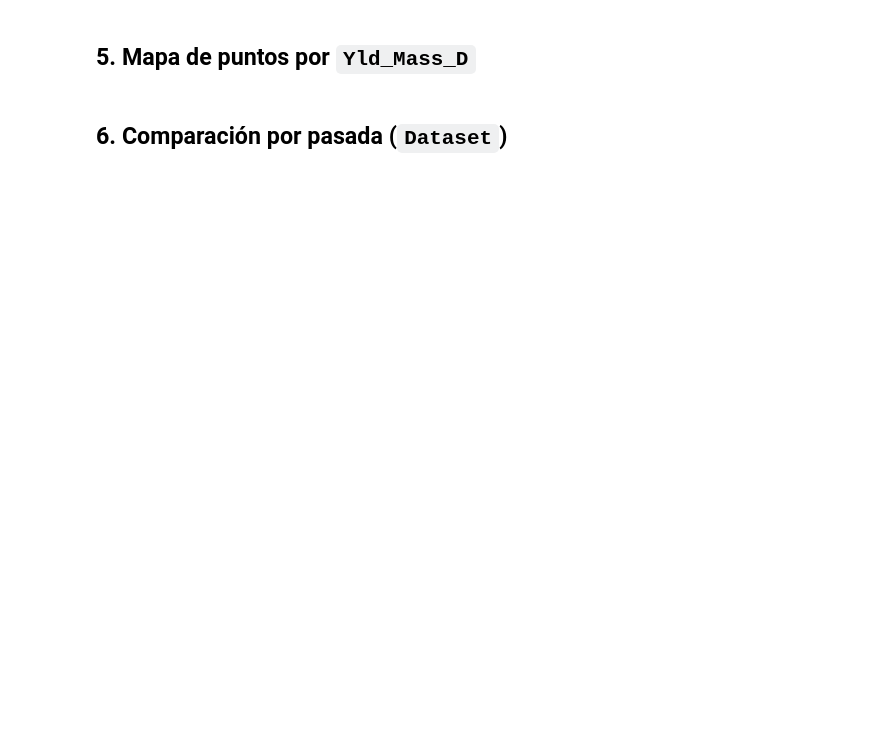
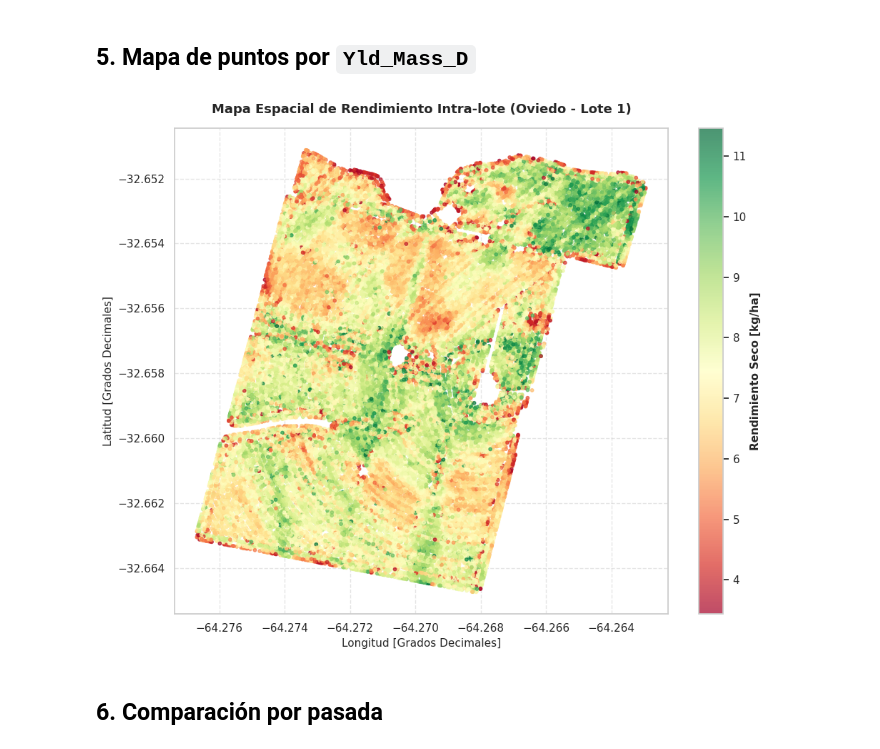
Before and after one commit to FFerrerPuccio1/Ciencia-Datos-G4, a Jupyter notebook: notebooks/01_eda_mapa_rendimiento.ipynb, the cells around one changed output. Drawn from its saved outputs; the diff is of its cells as text; code cells hidden in the pictures; blank space fills up the shorter version.

```diff
--- a/notebooks/01_eda_mapa_rendimiento.ipynb
+++ b/notebooks/01_eda_mapa_rendimiento.ipynb
@@ -152,23 +273,34 @@ clean[list(v[0] for v in vars_)].describe()
 # %% [markdown]
 ## 5. Mapa de puntos por `Yld_Mass_D`
 # %%
-sample = clean.sample(n=min(40_000, len(clean)), random_state=42)
+import matplotlib.pyplot as plt
+import seaborn as sns
 
-fig, ax = plt.subplots(figsize=(8, 8))
-sc = ax.scatter(
-    sample["lon"],
-    sample["lat"],
-    c=sample["Yld_Mass_D"],
-    s=1,
-    cmap="YlGn",
-    alpha=0.7,
+df_sample = clean.sample(n=min(40000, len(clean)), random_state=42)
+
+plt.figure(figsize=(10, 8))
+
+scatter = plt.scatter(
+    df_sample['lon'],
+    df_sample['lat'],
+    c=df_sample['Yld_Mass_D'],
+    cmap='RdYlGn',     # Paleta de rojo (bajo) a verde (alto rendimiento)
+    s=10,
+    alpha=0.7
 )
-ax.set_xlabel("lon")
-ax.set_ylabel("lat")
-ax.set_title("Mapa de puntos — rendimiento seco (muestra)")
-ax.set_aspect("equal", adjustable="box")
-fig.colorbar(sc, ax=ax, label="Yld_Mass_D")
+
+cbar = plt.colorbar(scatter)
+cbar.set_label('Rendimiento Seco [kg/ha]', fontsize=11, fontweight='bold')
+
+plt.title('Mapa Espacial de Rendimiento Intra-lote (Oviedo - Lote 1)', fontsize=13, fontweight='bold', pad=15)
+plt.xlabel('Longitud [Grados Decimales]', fontsize=11)
+plt.ylabel('Latitud [Grados Decimales]', fontsize=11)
+
+plt.grid(True, linestyle='--', alpha=0.5)
+plt.tight_layout()
 plt.show()
+# %% [output]
+[figure, added]
 # %% [markdown]
-## 6. Comparación por pasada (`Dataset`)
+## 6. Comparación por pasada
 # %%
```
Also changed, not shown: parts of 12 cells of this notebook.
